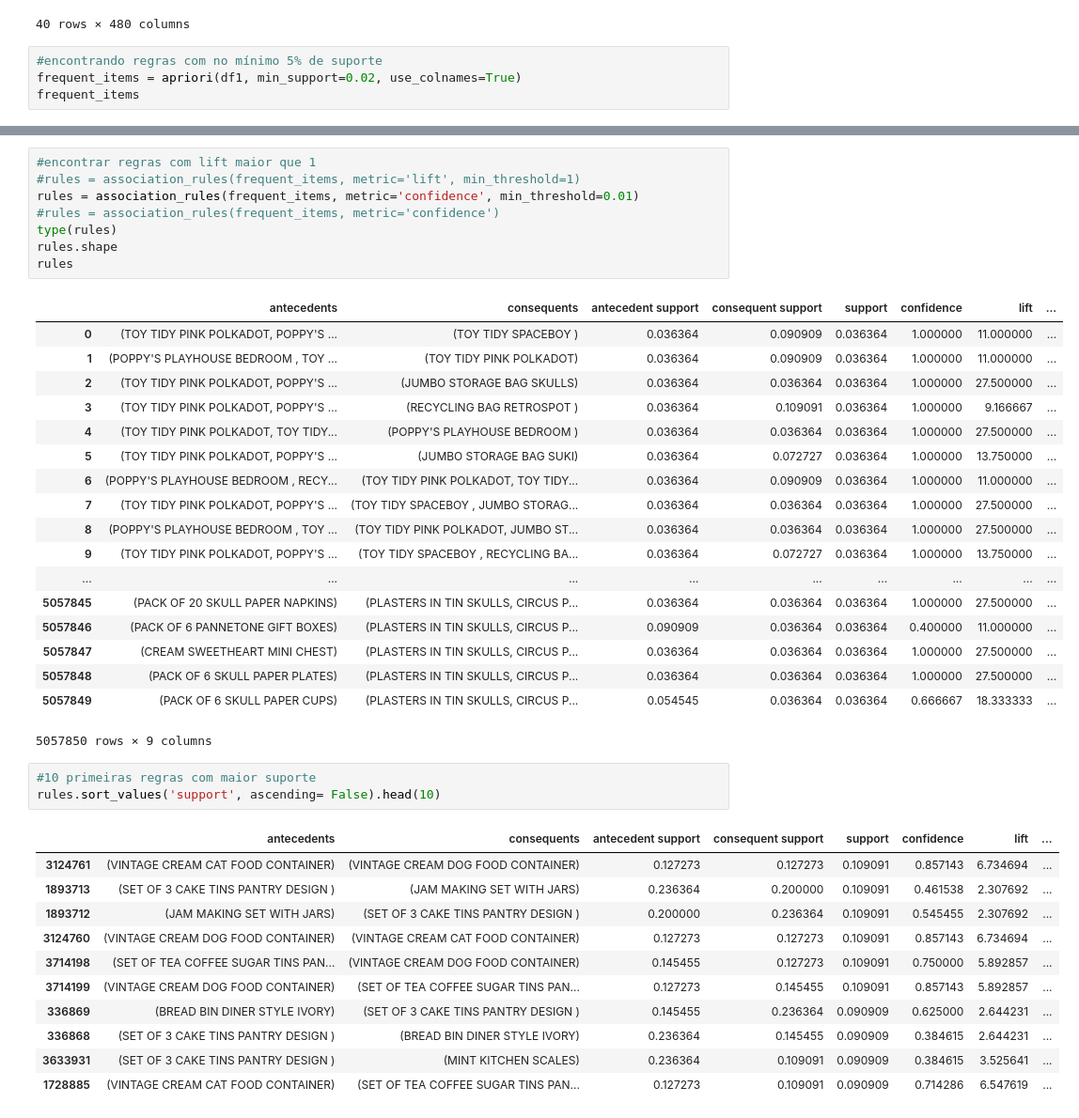
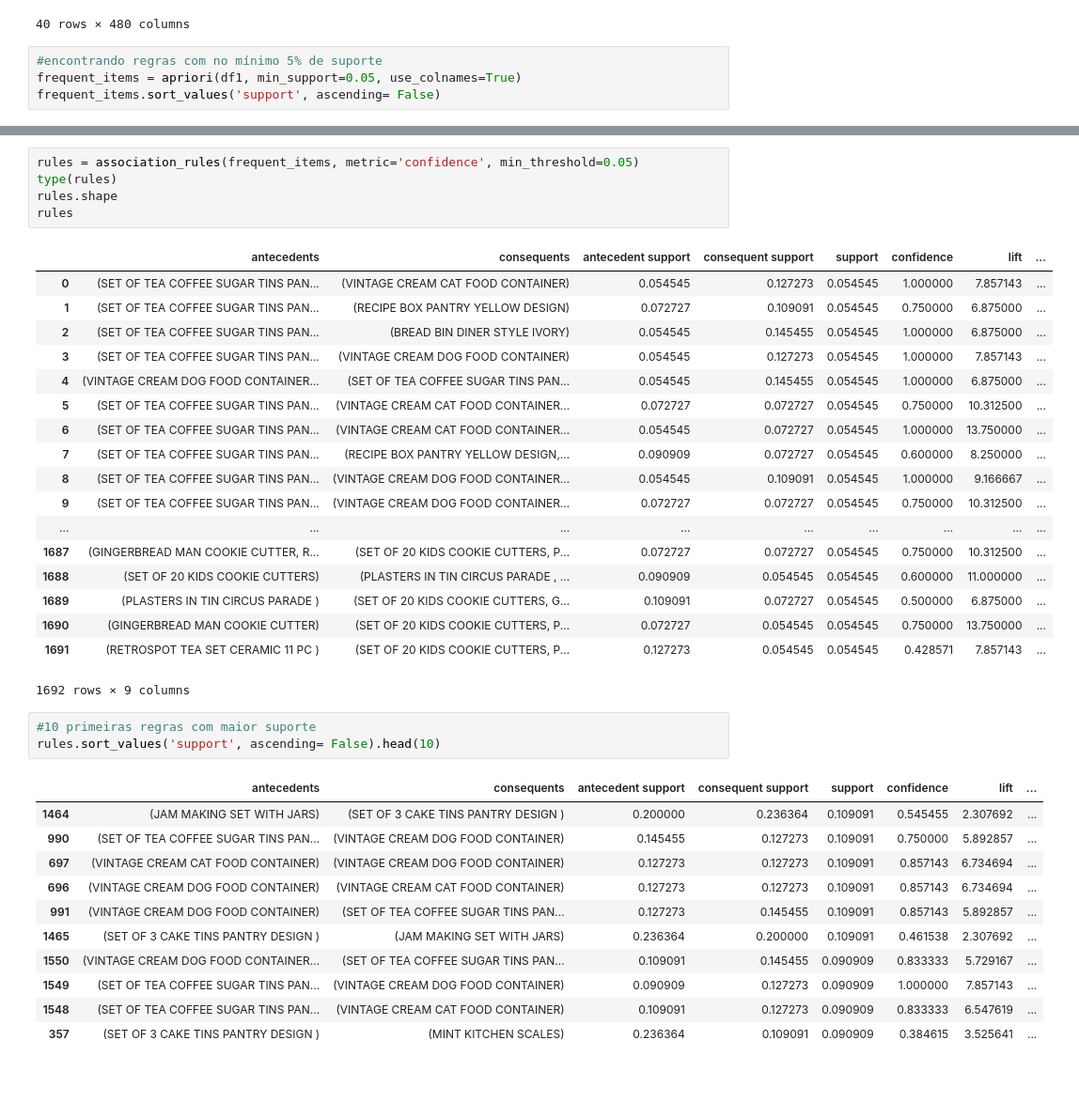
Before and after one commit to BrunoICardoso/DataScience, a Jupyter notebook: machine-learning-1/Trabalho 3 - Regras de Associação.ipynb, the cells around one changed output, grey strips where cells are left out. Shown: that part at 94% size. Cells and saved outputs as stored; diff of their text form; blank space fills up the shorter version.

```diff
--- a/machine-learning-1/Trabalho 3 - Regras de Associação.ipynb
+++ b/machine-learning-1/Trabalho 3 - Regras de Associação.ipynb
@@ -166,7 +166,7 @@ df1.head(40)
 40 rows × 480 columns
 # %%
 #encontrando regras com no mínimo 5% de suporte
-frequent_items = apriori(df1, min_support=0.02, use_colnames=True)
-frequent_items
+frequent_items = apriori(df1, min_support=0.05, use_colnames=True)
+frequent_items.sort_values('support', ascending= False)
 # %% [output]
 |  | support | itemsets |
@@ -190,45 +190,42 @@ frequent_items
 # %%
-#encontrar regras com lift maior que 1
-#rules = association_rules(frequent_items, metric='lift', min_threshold=1)
-rules = association_rules(frequent_items, metric='confidence', min_threshold=0.01)
-#rules = association_rules(frequent_items, metric='confidence')
+rules = association_rules(frequent_items, metric='confidence', min_threshold=0.05)
 type(rules)
 rules.shape
 rules
 # %% [output]
 |  | antecedents | consequents | antecedent support | consequent support | support | confidence | lift | ... |
-| 0 | (TOY TIDY PINK POLKADOT, POPPY'S ... | (TOY TIDY SPACEBOY ) | 0.036364 | 0.090909 | 0.036364 | 1.000000 | 11.000000 | ... |
-| 1 | (POPPY'S PLAYHOUSE BEDROOM , TOY ... | (TOY TIDY PINK POLKADOT) | 0.036364 | 0.090909 | 0.036364 | 1.000000 | 11.000000 | ... |
-| 2 | (TOY TIDY PINK POLKADOT, POPPY'S ... | (JUMBO STORAGE BAG SKULLS) | 0.036364 | 0.036364 | 0.036364 | 1.000000 | 27.500000 | ... |
-| 3 | (TOY TIDY PINK POLKADOT, POPPY'S ... | (RECYCLING BAG RETROSPOT ) | 0.036364 | 0.109091 | 0.036364 | 1.000000 | 9.166667 | ... |
-| 4 | (TOY TIDY PINK POLKADOT, TOY TIDY... | (POPPY'S PLAYHOUSE BEDROOM ) | 0.036364 | 0.036364 | 0.036364 | 1.000000 | 27.500000 | ... |
-| 5 | (TOY TIDY PINK POLKADOT, POPPY'S ... | (JUMBO STORAGE BAG SUKI) | 0.036364 | 0.072727 | 0.036364 | 1.000000 | 13.750000 | ... |
-| 6 | (POPPY'S PLAYHOUSE BEDROOM , RECY... | (TOY TIDY PINK POLKADOT, TOY TIDY... | 0.036364 | 0.090909 | 0.036364 | 1.000000 | 11.000000 | ... |
-| 7 | (TOY TIDY PINK POLKADOT, POPPY'S ... | (TOY TIDY SPACEBOY , JUMBO STORAG... | 0.036364 | 0.036364 | 0.036364 | 1.000000 | 27.500000 | ... |
-| 8 | (POPPY'S PLAYHOUSE BEDROOM , TOY ... | (TOY TIDY PINK POLKADOT, JUMBO ST... | 0.036364 | 0.036364 | 0.036364 | 1.000000 | 27.500000 | ... |
-| 9 | (TOY TIDY PINK POLKADOT, POPPY'S ... | (TOY TIDY SPACEBOY , RECYCLING BA... | 0.036364 | 0.072727 | 0.036364 | 1.000000 | 13.750000 | ... |
+| 0 | (SET OF TEA COFFEE SUGAR TINS PAN... | (VINTAGE CREAM CAT FOOD CONTAINER) | 0.054545 | 0.127273 | 0.054545 | 1.000000 | 7.857143 | ... |
+| 1 | (SET OF TEA COFFEE SUGAR TINS PAN... | (RECIPE BOX PANTRY YELLOW DESIGN) | 0.072727 | 0.109091 | 0.054545 | 0.750000 | 6.875000 | ... |
+| 2 | (SET OF TEA COFFEE SUGAR TINS PAN... | (BREAD BIN DINER STYLE IVORY) | 0.054545 | 0.145455 | 0.054545 | 1.000000 | 6.875000 | ... |
+| 3 | (SET OF TEA COFFEE SUGAR TINS PAN... | (VINTAGE CREAM DOG FOOD CONTAINER) | 0.054545 | 0.127273 | 0.054545 | 1.000000 | 7.857143 | ... |
+| 4 | (VINTAGE CREAM DOG FOOD CONTAINER... | (SET OF TEA COFFEE SUGAR TINS PAN... | 0.054545 | 0.145455 | 0.054545 | 1.000000 | 6.875000 | ... |
+| 5 | (SET OF TEA COFFEE SUGAR TINS PAN... | (VINTAGE CREAM CAT FOOD CONTAINER... | 0.072727 | 0.072727 | 0.054545 | 0.750000 | 10.312500 | ... |
+| 6 | (SET OF TEA COFFEE SUGAR TINS PAN... | (VINTAGE CREAM CAT FOOD CONTAINER... | 0.054545 | 0.072727 | 0.054545 | 1.000000 | 13.750000 | ... |
+| 7 | (SET OF TEA COFFEE SUGAR TINS PAN... | (RECIPE BOX PANTRY YELLOW DESIGN,... | 0.090909 | 0.072727 | 0.054545 | 0.600000 | 8.250000 | ... |
+| 8 | (SET OF TEA COFFEE SUGAR TINS PAN... | (VINTAGE CREAM DOG FOOD CONTAINER... | 0.054545 | 0.109091 | 0.054545 | 1.000000 | 9.166667 | ... |
+| 9 | (SET OF TEA COFFEE SUGAR TINS PAN... | (VINTAGE CREAM DOG FOOD CONTAINER... | 0.072727 | 0.072727 | 0.054545 | 0.750000 | 10.312500 | ... |
 | ... | ... | ... | ... | ... | ... | ... | ... | ... |
-| 5057845 | (PACK OF 20 SKULL PAPER NAPKINS) | (PLASTERS IN TIN SKULLS, CIRCUS P... | 0.036364 | 0.036364 | 0.036364 | 1.000000 | 27.500000 | ... |
-| 5057846 | (PACK OF 6 PANNETONE GIFT BOXES) | (PLASTERS IN TIN SKULLS, CIRCUS P... | 0.090909 | 0.036364 | 0.036364 | 0.400000 | 11.000000 | ... |
-| 5057847 | (CREAM SWEETHEART MINI CHEST) | (PLASTERS IN TIN SKULLS, CIRCUS P... | 0.036364 | 0.036364 | 0.036364 | 1.000000 | 27.500000 | ... |
-| 5057848 | (PACK OF 6 SKULL PAPER PLATES) | (PLASTERS IN TIN SKULLS, CIRCUS P... | 0.036364 | 0.036364 | 0.036364 | 1.000000 | 27.500000 | ... |
-| 5057849 | (PACK OF 6 SKULL PAPER CUPS) | (PLASTERS IN TIN SKULLS, CIRCUS P... | 0.054545 | 0.036364 | 0.036364 | 0.666667 | 18.333333 | ... |
+| 1687 | (GINGERBREAD MAN COOKIE CUTTER, R... | (SET OF 20 KIDS COOKIE CUTTERS, P... | 0.072727 | 0.072727 | 0.054545 | 0.750000 | 10.312500 | ... |
+| 1688 | (SET OF 20 KIDS COOKIE CUTTERS) | (PLASTERS IN TIN CIRCUS PARADE , ... | 0.090909 | 0.054545 | 0.054545 | 0.600000 | 11.000000 | ... |
+| 1689 | (PLASTERS IN TIN CIRCUS PARADE ) | (SET OF 20 KIDS COOKIE CUTTERS, G... | 0.109091 | 0.072727 | 0.054545 | 0.500000 | 6.875000 | ... |
+| 1690 | (GINGERBREAD MAN COOKIE CUTTER) | (SET OF 20 KIDS COOKIE CUTTERS, P... | 0.072727 | 0.054545 | 0.054545 | 0.750000 | 13.750000 | ... |
+| 1691 | (RETROSPOT TEA SET CERAMIC 11 PC ) | (SET OF 20 KIDS COOKIE CUTTERS, P... | 0.127273 | 0.054545 | 0.054545 | 0.428571 | 7.857143 | ... |
-5057850 rows × 9 columns
+1692 rows × 9 columns
 # %%
 #10 primeiras regras com maior suporte
 rules.sort_values('support', ascending= False).head(10)
 # %% [output]
 |  | antecedents | consequents | antecedent support | consequent support | support | confidence | lift | ... |
-| 3124761 | (VINTAGE CREAM CAT FOOD CONTAINER) | (VINTAGE CREAM DOG FOOD CONTAINER) | 0.127273 | 0.127273 | 0.109091 | 0.857143 | 6.734694 | ... |
-| 1893713 | (SET OF 3 CAKE TINS PANTRY DESIGN ) | (JAM MAKING SET WITH JARS) | 0.236364 | 0.200000 | 0.109091 | 0.461538 | 2.307692 | ... |
-| 1893712 | (JAM MAKING SET WITH JARS) | (SET OF 3 CAKE TINS PANTRY DESIGN ) | 0.200000 | 0.236364 | 0.109091 | 0.545455 | 2.307692 | ... |
-| 3124760 | (VINTAGE CREAM DOG FOOD CONTAINER) | (VINTAGE CREAM CAT FOOD CONTAINER) | 0.127273 | 0.127273 | 0.109091 | 0.857143 | 6.734694 | ... |
-| 3714198 | (SET OF TEA COFFEE SUGAR TINS PAN... | (VINTAGE CREAM DOG FOOD CONTAINER) | 0.145455 | 0.127273 | 0.109091 | 0.750000 | 5.892857 | ... |
-| 3714199 | (VINTAGE CREAM DOG FOOD CONTAINER) | (SET OF TEA COFFEE SUGAR TINS PAN... | 0.127273 | 0.145455 | 0.109091 | 0.857143 | 5.892857 | ... |
-| 336869 | (BREAD BIN DINER STYLE IVORY) | (SET OF 3 CAKE TINS PANTRY DESIGN ) | 0.145455 | 0.236364 | 0.090909 | 0.625000 | 2.644231 | ... |
-| 336868 | (SET OF 3 CAKE TINS PANTRY DESIGN ) | (BREAD BIN DINER STYLE IVORY) | 0.236364 | 0.145455 | 0.090909 | 0.384615 | 2.644231 | ... |
-| 3633931 | (SET OF 3 CAKE TINS PANTRY DESIGN ) | (MINT KITCHEN SCALES) | 0.236364 | 0.109091 | 0.090909 | 0.384615 | 3.525641 | ... |
-| 1728885 | (VINTAGE CREAM CAT FOOD CONTAINER) | (SET OF TEA COFFEE SUGAR TINS PAN... | 0.127273 | 0.109091 | 0.090909 | 0.714286 | 6.547619 | ... |
+| 1464 | (JAM MAKING SET WITH JARS) | (SET OF 3 CAKE TINS PANTRY DESIGN ) | 0.200000 | 0.236364 | 0.109091 | 0.545455 | 2.307692 | ... |
+| 990 | (SET OF TEA COFFEE SUGAR TINS PAN... | (VINTAGE CREAM DOG FOOD CONTAINER) | 0.145455 | 0.127273 | 0.109091 | 0.750000 | 5.892857 | ... |
+| 697 | (VINTAGE CREAM CAT FOOD CONTAINER) | (VINTAGE CREAM DOG FOOD CONTAINER) | 0.127273 | 0.127273 | 0.109091 | 0.857143 | 6.734694 | ... |
+| 696 | (VINTAGE CREAM DOG FOOD CONTAINER) | (VINTAGE CREAM CAT FOOD CONTAINER) | 0.127273 | 0.127273 | 0.109091 | 0.857143 | 6.734694 | ... |
+| 991 | (VINTAGE CREAM DOG FOOD CONTAINER) | (SET OF TEA COFFEE SUGAR TINS PAN... | 0.127273 | 0.145455 | 0.109091 | 0.857143 | 5.892857 | ... |
+| 1465 | (SET OF 3 CAKE TINS PANTRY DESIGN ) | (JAM MAKING SET WITH JARS) | 0.236364 | 0.200000 | 0.109091 | 0.461538 | 2.307692 | ... |
+| 1550 | (VINTAGE CREAM DOG FOOD CONTAINER... | (SET OF TEA COFFEE SUGAR TINS PAN... | 0.109091 | 0.145455 | 0.090909 | 0.833333 | 5.729167 | ... |
+| 1549 | (SET OF TEA COFFEE SUGAR TINS PAN... | (VINTAGE CREAM DOG FOOD CONTAINER) | 0.090909 | 0.127273 | 0.090909 | 1.000000 | 7.857143 | ... |
+| 1548 | (SET OF TEA COFFEE SUGAR TINS PAN... | (VINTAGE CREAM CAT FOOD CONTAINER) | 0.109091 | 0.127273 | 0.090909 | 0.833333 | 6.547619 | ... |
+| 357 | (SET OF 3 CAKE TINS PANTRY DESIGN ) | (MINT KITCHEN SCALES) | 0.236364 | 0.109091 | 0.090909 | 0.384615 | 3.525641 | ... |
 # %%
 #10 primeiras regras com maior confianca
 rules.sort_values('confidence', ascending= False).head(10)
```
Also changed, not shown: parts of 10 cells of this notebook, 1 other file.
